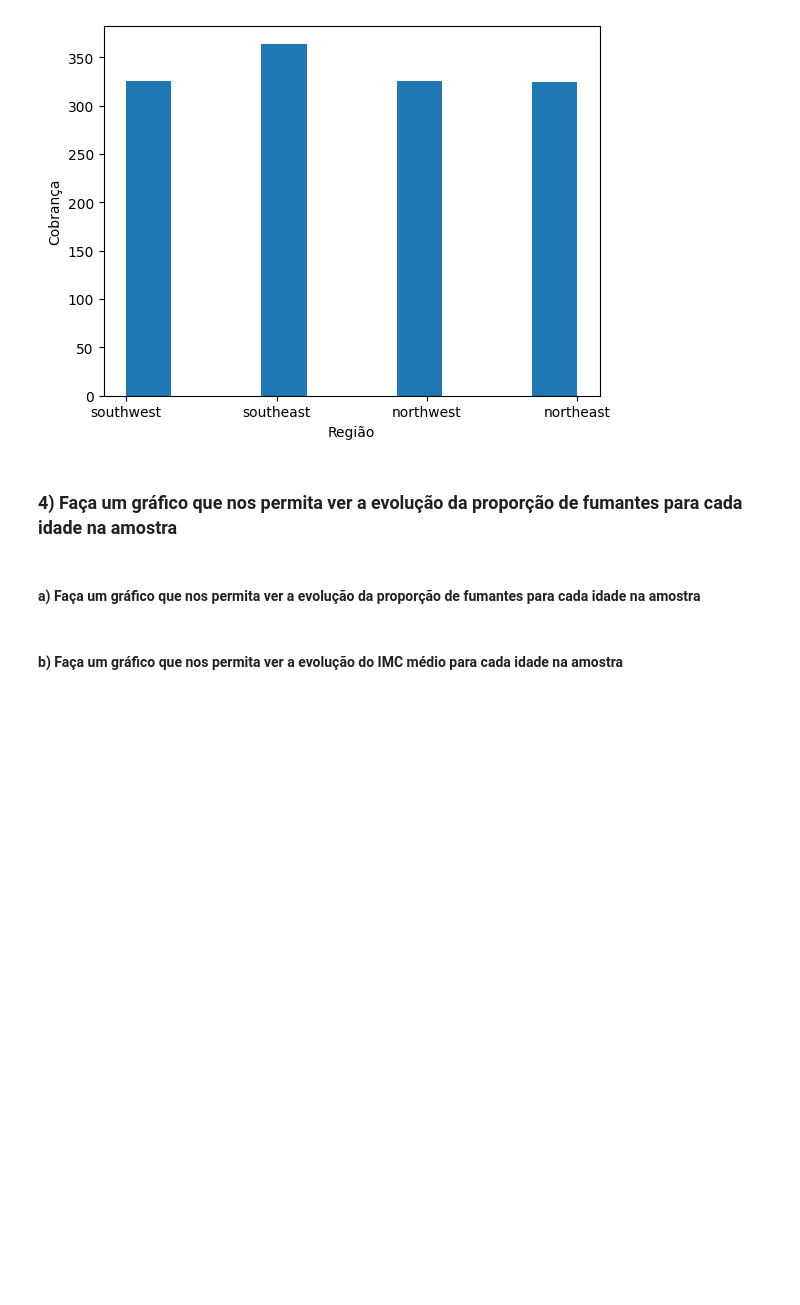
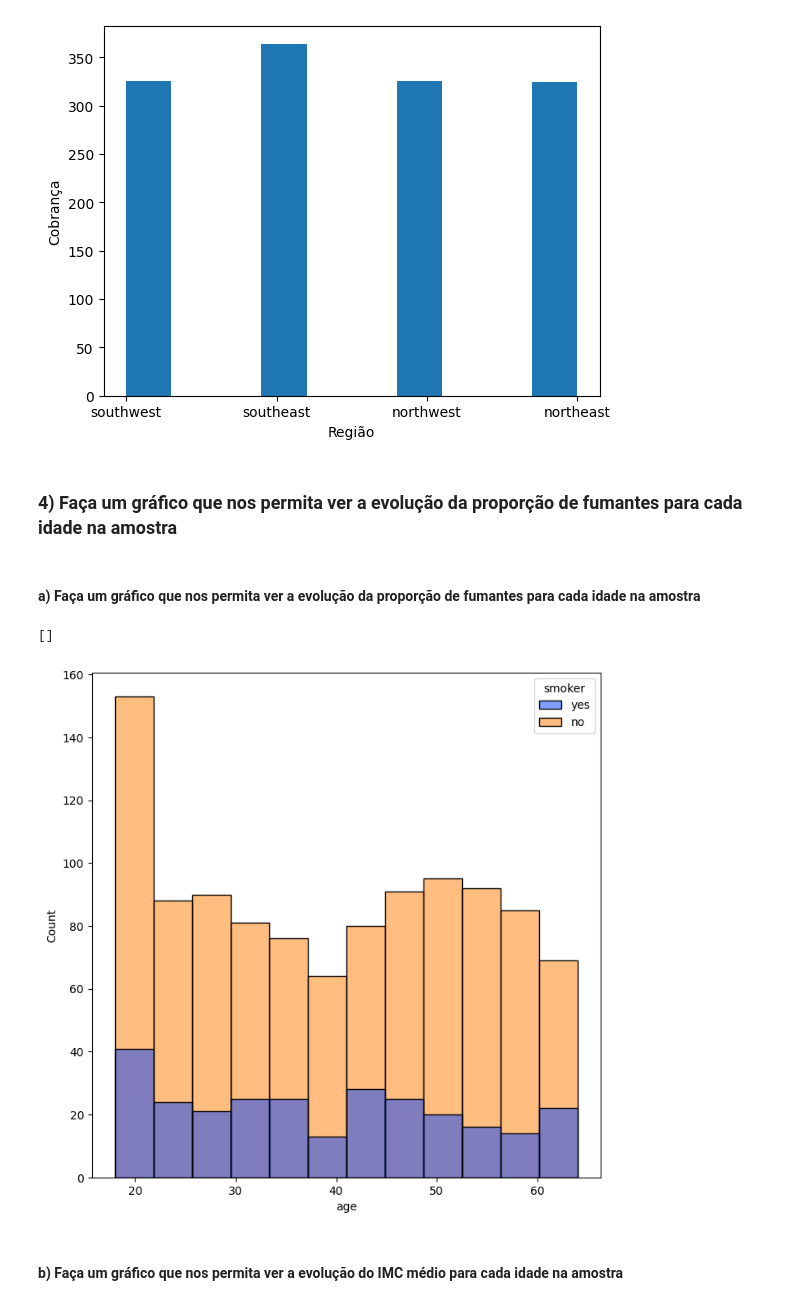
Before and after one commit to GvFreitas1/ListasdeExercicios-CursodePython2022, a Jupyter notebook: Aula 8 - Visualização de Dados/Lista - Visualização de dados.ipynb, the cells around one changed output. Cells and saved outputs as stored; diff of their text form; code cells hidden in the pictures; blank space fills up the shorter version.

```diff
--- a/Aula 8 - Visualização de Dados/Lista - Visualização de dados.ipynb
+++ b/Aula 8 - Visualização de Dados/Lista - Visualização de dados.ipynb
@@ -126,6 +126,12 @@ plt.show()
 #### a) Faça um gráfico que nos permita ver a evolução da proporção de fumantes para cada idade na amostra
 # %%
 ### SEU CÓDIGO COMEÇA AQUI ###
+plt.figure(figsize=(8, 8))
+sns.histplot(x=data["age"], hue=data["smoker"], palette="bright")
+plt.plot()
+# %% [output]
+[]
+[figure, added]
 # %% [markdown]
 #### b) Faça um gráfico que nos permita ver a evolução do IMC médio para cada idade na amostra
 # %%
```
Also changed, not shown: parts of 2 cells of this notebook.
